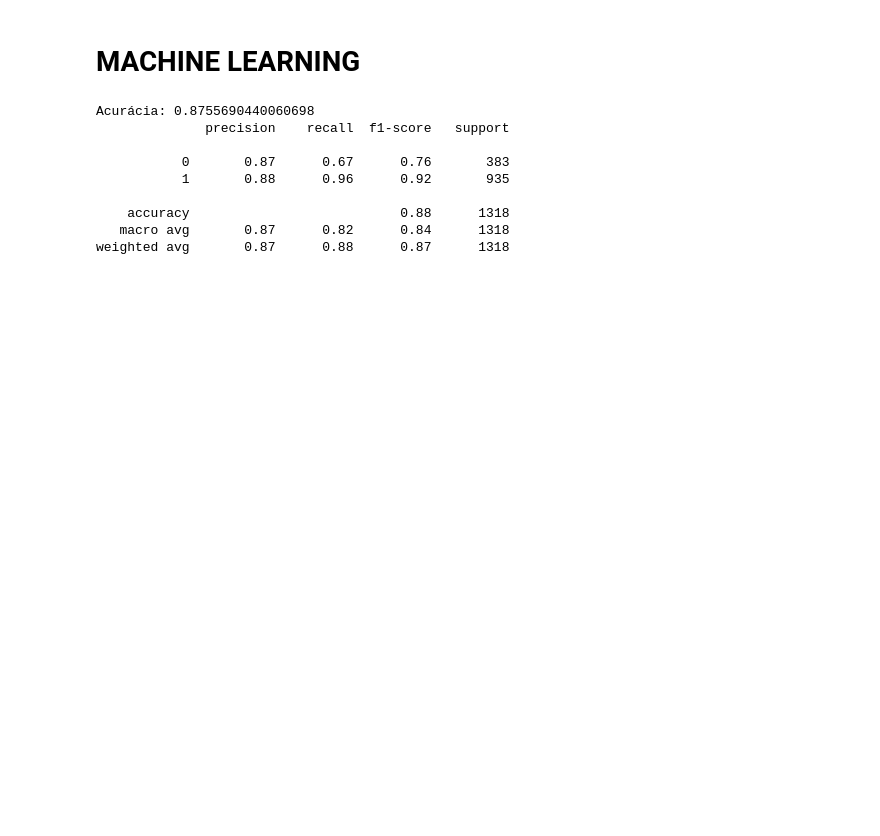
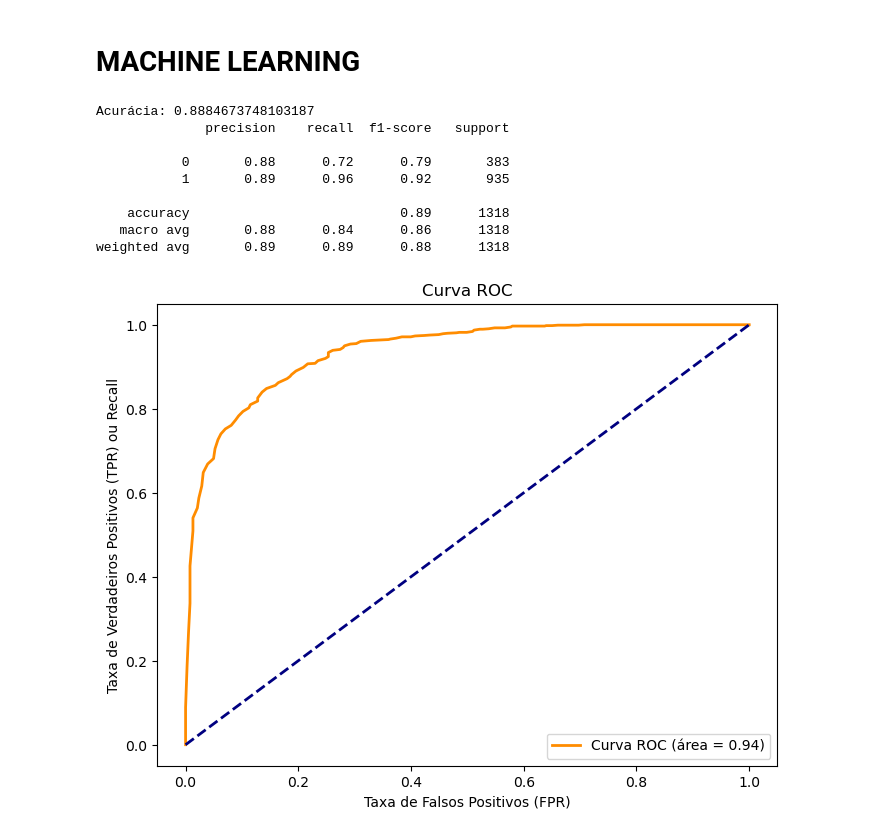
Before and after one commit to JuniorNS96/TCC, a Jupyter notebook: main.ipynb, the cells around one changed output. Saved outputs shown, nothing was run; the diff lists cells and outputs as text; code cells hidden in the pictures; blank space fills up the shorter version.

```diff
--- a/main.ipynb
+++ b/main.ipynb
@@ -1399,35 +1422,42 @@ df1
 # %%
-from sklearn.model_selection import train_test_split
-from sklearn.ensemble import RandomForestClassifier
-from sklearn.metrics import accuracy_score, classification_report
-
-
-
-
-X = df1.drop(['Situacao_cliente'], axis=1)
+X = df1.drop(['Situacao_cliente','Total_cobranca','Cobrancas_longa_distancia','Total_cobranca_geral'], axis=1)
 y = df1['Situacao_cliente']
-
-
 X_treino, X_teste, y_treino, y_teste = train_test_split(X, y, test_size=0.2, random_state=42)
-
 modelo_rf = RandomForestClassifier(random_state=42)
-
 modelo_rf.fit(X_treino, y_treino)
 
+previsoes = modelo_rf.predict(X_teste)
+acuracia = accuracy_score(y_teste, previsoes)
 
-previsoes = modelo_rf.predict(X_teste)
-
-acuracia = accuracy_score(y_teste, previsoes)
 print('Acurácia:', acuracia)
-
 print(classification_report(y_teste, previsoes))
 # %% [output]
-Acurácia: 0.8755690440060698
+Acurácia: 0.8884673748103187
               precision    recall  f1-score   support
 
-           0       0.87      0.67      0.76       383
-           1       0.88      0.96      0.92       935
+           0       0.88      0.72      0.79       383
+           1       0.89      0.96      0.92       935
 
-    accuracy                           0.88      1318
-   macro avg       0.87      0.82      0.84      1318
-weighted avg       0.87      0.88      0.87      1318
+    accuracy                           0.89      1318
+   macro avg       0.88      0.84      0.86      1318
+weighted avg       0.89      0.89      0.88      1318
+# %%
+from sklearn.metrics import roc_curve, auc
+
+y_prob = modelo_rf.predict_proba(X_teste)[:, 1]
+
+# Calcule a Curva ROC
+fpr, tpr, thresholds = roc_curve(y_teste, y_prob)
+roc_auc = auc(fpr, tpr)
+
+# Plote a Curva ROC
+plt.figure(figsize=(8, 6))
+plt.plot(fpr, tpr, color='darkorange', lw=2, label='Curva ROC (área = {:.2f})'.format(roc_auc))
+plt.plot([0, 1], [0, 1], color='navy', lw=2, linestyle='--')
+plt.xlabel('Taxa de Falsos Positivos (FPR)')
+plt.ylabel('Taxa de Verdadeiros Positivos (TPR) ou Recall')
+plt.title('Curva ROC')
+plt.legend(loc='lower right')
+plt.show()
+# %% [output]
+[figure, added]
```
Also changed, not shown: parts of 50 cells of this notebook.
